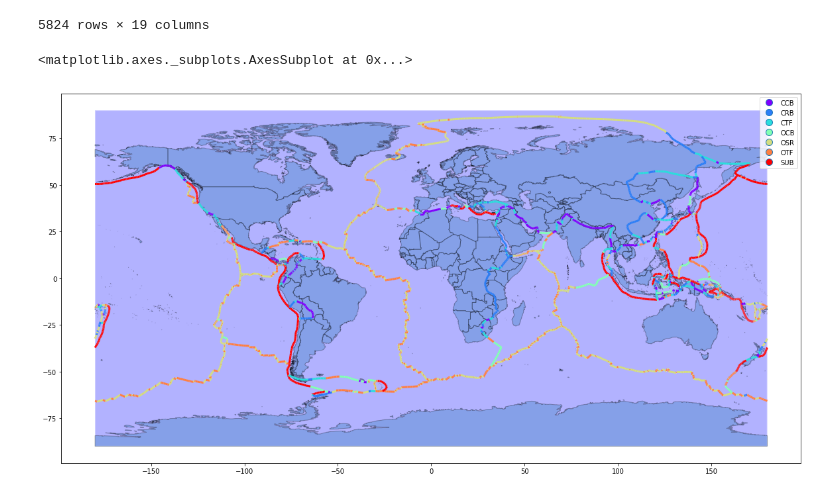
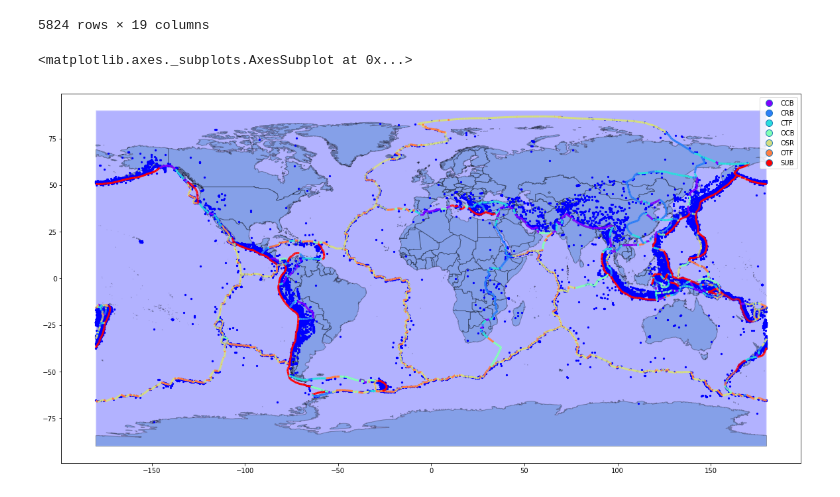
Before and after one commit to smitamisra/StrikingRobo_Earthquakes, a Jupyter notebook: MR_DQ3_2.ipynb, the cells around one changed output. Saved outputs shown, nothing was run; the diff lists cells and outputs as text; code cells hidden in the pictures.

Commit message:
Change earthquakae column headers, removed NaN lat and lng values from tsunamis, removed tsunamis before 1900, change color of earthquakes in map for easier visualization with plate boundary types.

```diff
--- a/MR_DQ3_2.ipynb
+++ b/MR_DQ3_2.ipynb
@@ -336,17 +404,17 @@ boundaries_gdf
 # %%
 #earthquakes2_gdf
 #volcanoes2_gdf
 fig, ax = plt.subplots(figsize = (20, 20))
 ax.set_aspect('equal')
 plates_gdf.plot(ax=ax, color='blue', edgecolor='white', alpha = 0.3, lw = 2.0)
 countries_gdf.plot(ax=ax, edgecolor='black', alpha = 0.3)
-#earthquakes2_gdf.plot(ax=ax, markersize = 5, color = "red")
+earthquakes2_gdf.plot(ax=ax, markersize = 5, color = "blue")
 #eruptions_new_gdf.plot(ax=ax, markersize = 5, color = "orange")
 #eruptions_gdf.plot(ax=ax, markersize = 5, color = "green")
 #tsunamis_gdf.plot(ax=ax, markersize = 5, color = "yellow")
 boundaries_gdf.plot(ax=ax, column = "STEPCLASS", cmap = "rainbow", lw = 3, legend = True)
 #vents_gdf.plot(ax=ax, markersize = 5, color = "blue")
 #eruptions_more_gdf.plot(ax=ax, markersize = 5, color = "yellow")
 # %% [output]
 <matplotlib.axes._subplots.AxesSubplot at 0x...>
-[figure, old version]
+[figure, new version]
```
Also changed, not shown: parts of 5 cells of this notebook, 3 other files.
